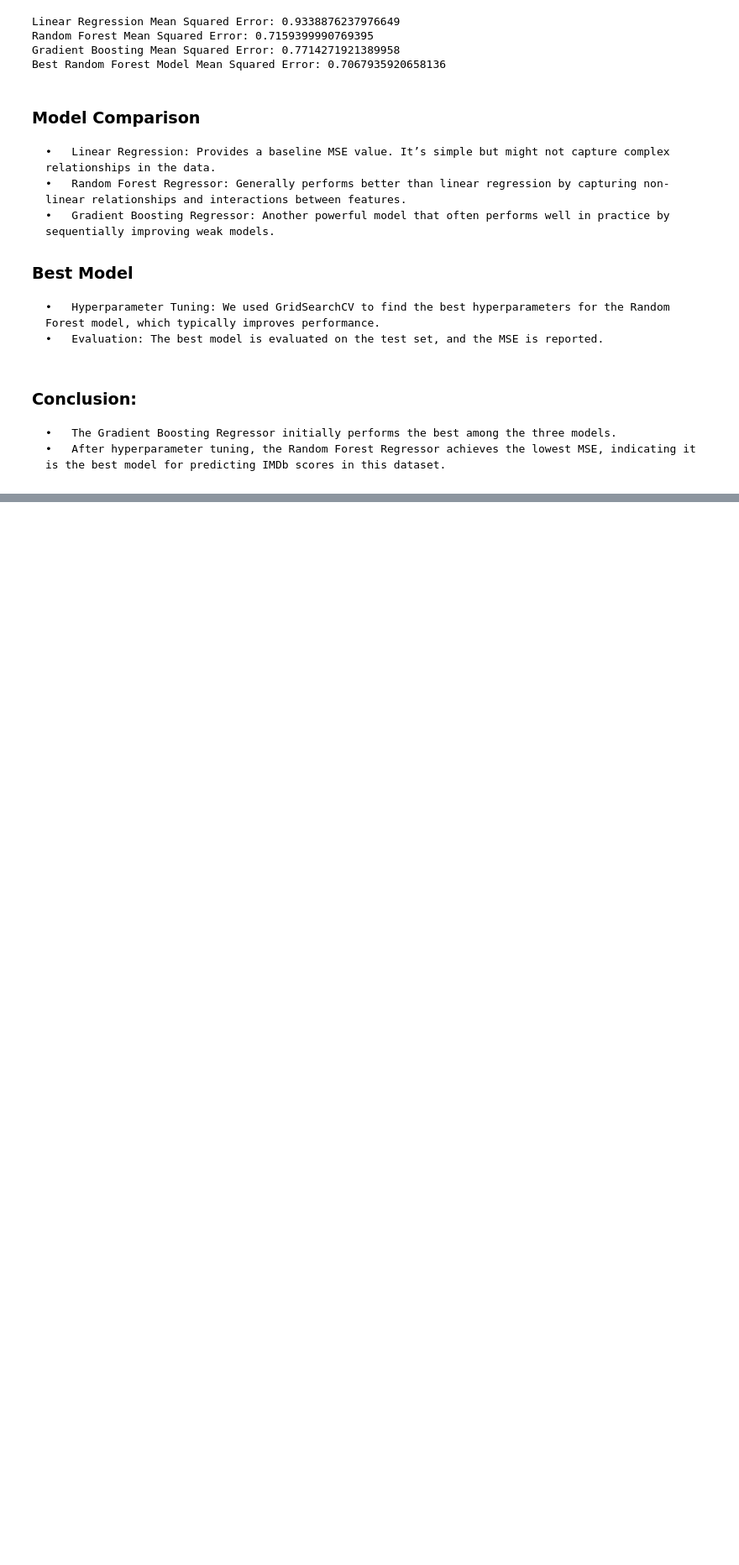
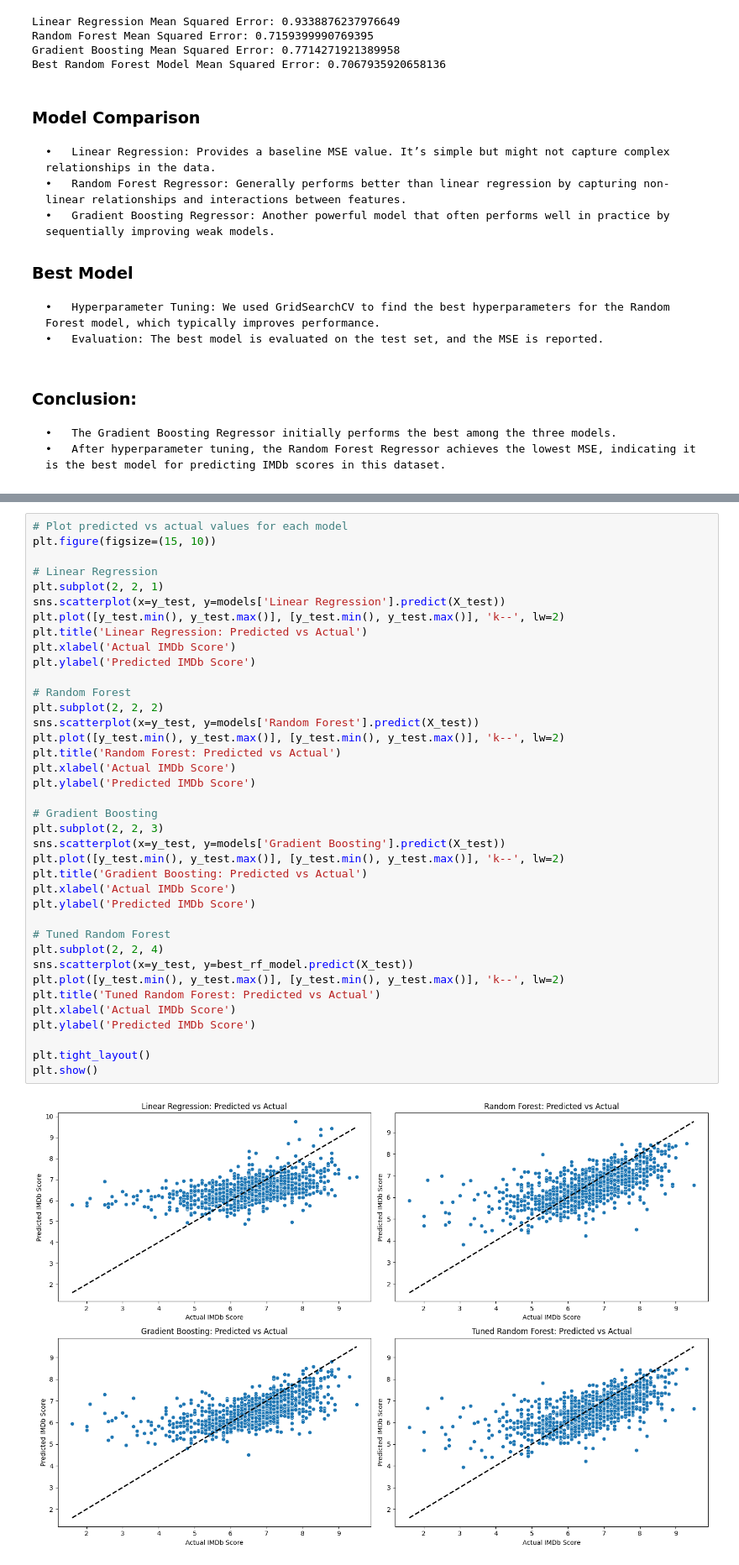
Before and after one commit to snehaw01/Netflix, a Jupyter notebook: model/notebook.ipynb, the cells around one changed output, grey strips where cells are left out. Shown at 84% size. Cells and saved outputs as stored; diff of their text form; blank space fills up the shorter version.

```diff
--- a/notebook.ipynb
+++ b/model/notebook.ipynb
@@ -625,0 +691,40 @@ Best Random Forest Model Mean Squared Error: 0.7067935920658136
+# %%
+# Plot predicted vs actual values for each model
+plt.figure(figsize=(15, 10))
+
+# Linear Regression
+plt.subplot(2, 2, 1)
+sns.scatterplot(x=y_test, y=models['Linear Regression'].predict(X_test))
+plt.plot([y_test.min(), y_test.max()], [y_test.min(), y_test.max()], 'k--', lw=2)
+plt.title('Linear Regression: Predicted vs Actual')
+plt.xlabel('Actual IMDb Score')
+plt.ylabel('Predicted IMDb Score')
+
+# Random Forest
+plt.subplot(2, 2, 2)
+sns.scatterplot(x=y_test, y=models['Random Forest'].predict(X_test))
+plt.plot([y_test.min(), y_test.max()], [y_test.min(), y_test.max()], 'k--', lw=2)
+plt.title('Random Forest: Predicted vs Actual')
+plt.xlabel('Actual IMDb Score')
+plt.ylabel('Predicted IMDb Score')
+
+# Gradient Boosting
+plt.subplot(2, 2, 3)
+sns.scatterplot(x=y_test, y=models['Gradient Boosting'].predict(X_test))
+plt.plot([y_test.min(), y_test.max()], [y_test.min(), y_test.max()], 'k--', lw=2)
+plt.title('Gradient Boosting: Predicted vs Actual')
+plt.xlabel('Actual IMDb Score')
+plt.ylabel('Predicted IMDb Score')
+
+# Tuned Random Forest
+plt.subplot(2, 2, 4)
+sns.scatterplot(x=y_test, y=best_rf_model.predict(X_test))
+plt.plot([y_test.min(), y_test.max()], [y_test.min(), y_test.max()], 'k--', lw=2)
+plt.title('Tuned Random Forest: Predicted vs Actual')
+plt.xlabel('Actual IMDb Score')
+plt.ylabel('Predicted IMDb Score')
+
+plt.tight_layout()
+plt.show()
+# %% [output]
+[figure, added]
```
Also changed, not shown: parts of 22 cells of this notebook, 16 other files.
